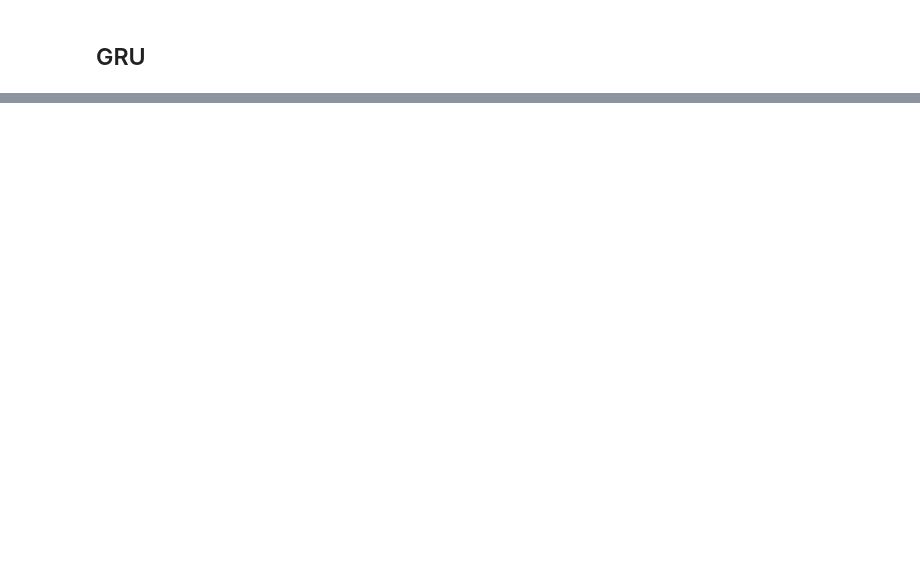
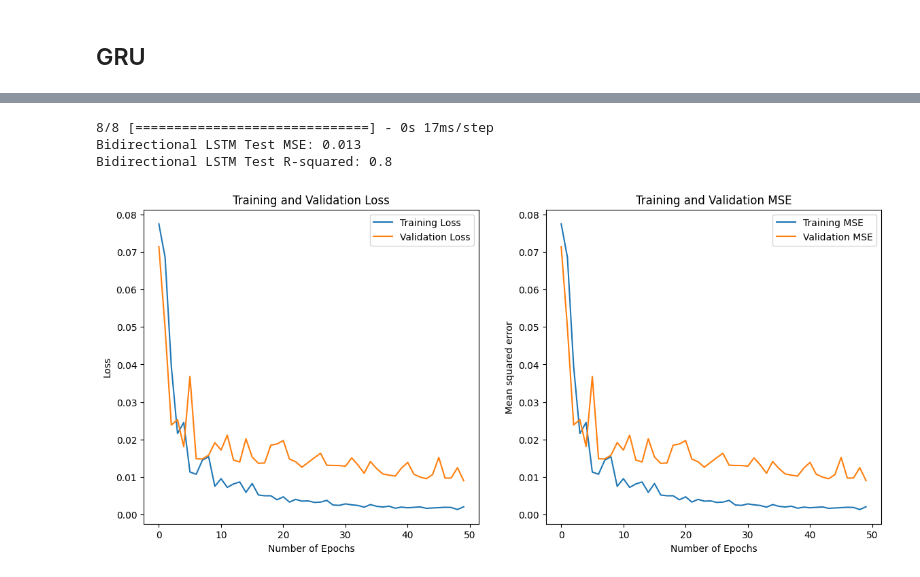
Before and after one commit to JoenC25/RNN-Movie-Reviews, a Jupyter notebook: B_Recurrent_Neural_Network.ipynb, the cells around one changed output, grey strips where cells are left out. Saved outputs shown, nothing was run; the diff lists cells and outputs as text; code cells hidden in the pictures; blank space fills up the shorter version.

```diff
--- a/B_Recurrent_Neural_Network.ipynb
+++ b/B_Recurrent_Neural_Network.ipynb
@@ -732,0 +751,14 @@ plot_learning_curve(GRU_model_history)
+# %%
+# Bidirectional LSTM
+bidirectional_LSTM_model = Sequential(name="Bidirectional_LSTM_model", layers=[
+    Embedding(vocab_size, 32, input_length=max_length),
+    Bidirectional(LSTM(128, activation = LeakyReLU(alpha=0.01), dropout=0.3)),
+    Dense(1, activation='sigmoid')
+])
+
+bidirectional_LSTM_model.compile(
+    optimizer='rmsprop',
+    loss='mean_squared_error',
+    metrics=[MeanSquaredError()])
+
+bidirectional_LSTM_model.summary()
@@ -732,0 +785,8 @@ plot_learning_curve(GRU_model_history)
+# %%
+bidirectional_LSTM_history = bidirectional_LSTM_model.fit(
+    X_train,
+    y_train,
+    epochs=50,
+    verbose=1,
+    validation_data=(X_val, y_val)
+)
@@ -732,0 +811,12 @@ plot_learning_curve(GRU_model_history)
+# %%
+bidirectional_LSTM_testscore = evaluate_model(bidirectional_LSTM_model, X_test, y_test)
+print(f"Bidirectional LSTM Test MSE: {bidirectional_LSTM_testscore[0]}")
+print(f"Bidirectional LSTM Test R-squared: {bidirectional_LSTM_testscore[1]}")
+# %% [output]
+8/8 [==============================] - 0s 17ms/step
+Bidirectional LSTM Test MSE: 0.013
+Bidirectional LSTM Test R-squared: 0.8
+# %%
+plot_learning_curve(bidirectional_LSTM_history)
+# %% [output]
+[figure, added]
```
Also changed, not shown: parts of 36 cells of this notebook.
